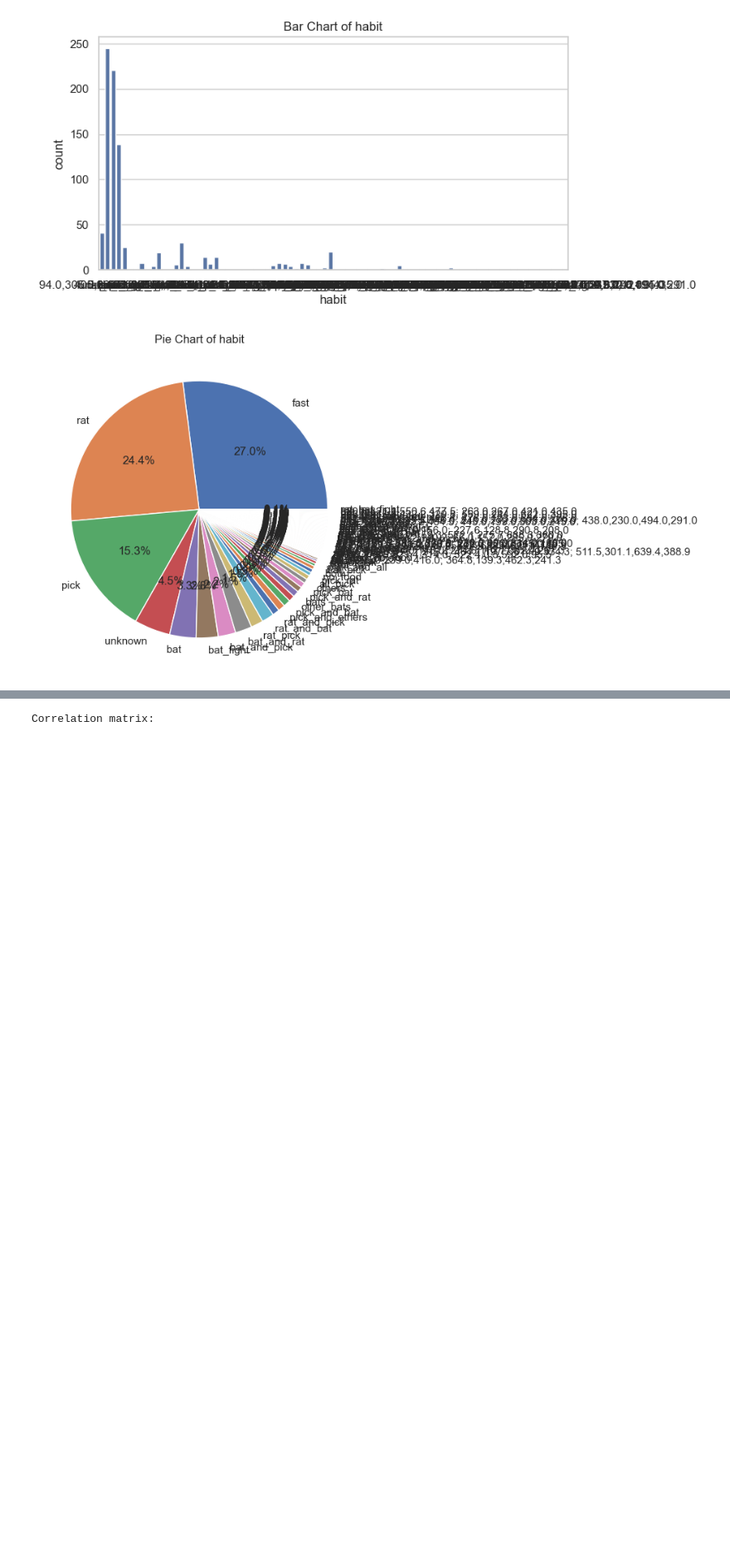
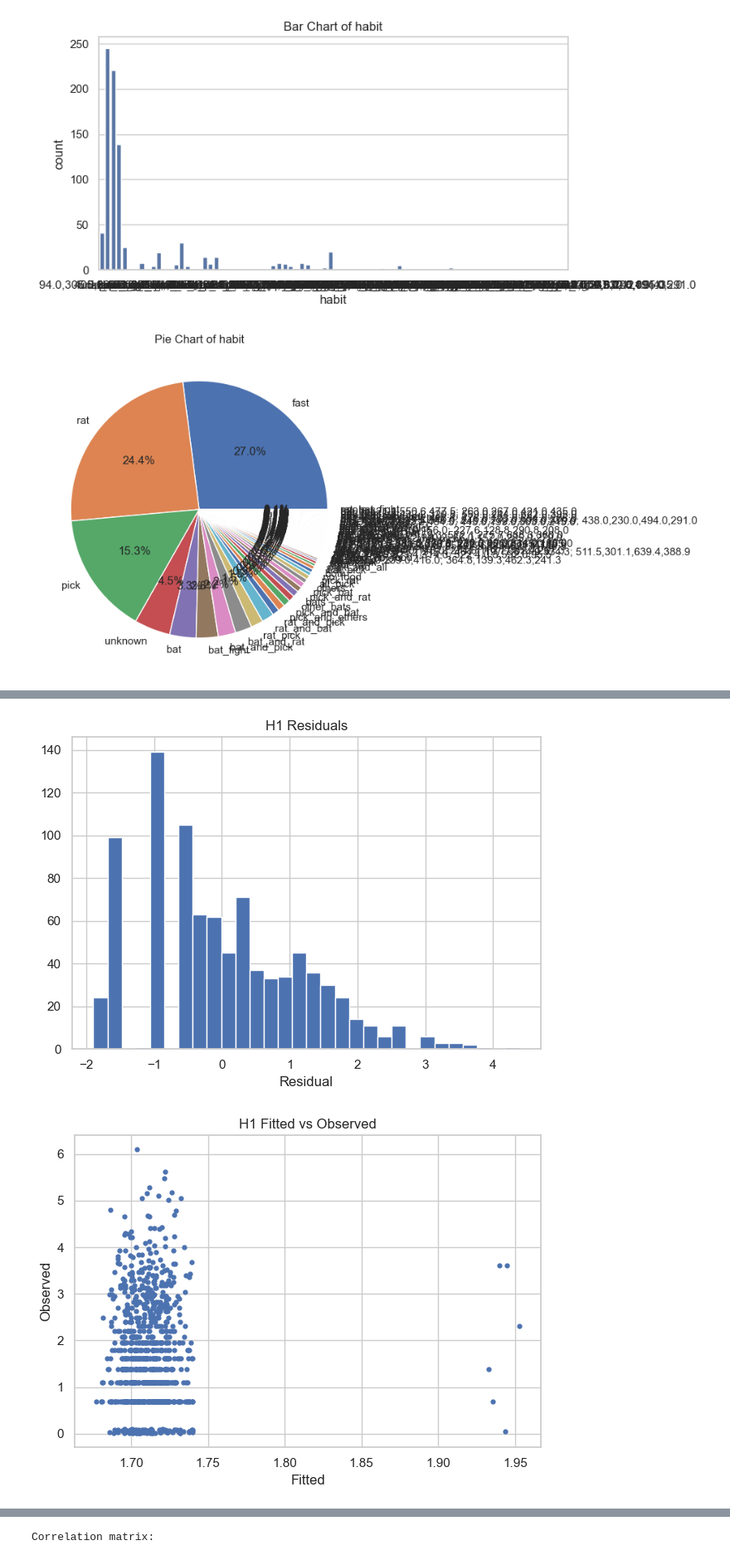
Before and after one commit to AnjanStha/HIT140_Foundations_of_data_Assig3, a Jupyter notebook: main.ipynb, the cells around one changed output, grey strips where cells are left out. Shown at 83% size. Saved outputs shown, nothing was run; the diff lists cells and outputs as text; code cells hidden in the pictures; blank space fills up the shorter version.

Commit message:
update on linear regreation of inve_A

```diff
--- a/main.ipynb
+++ b/main.ipynb
@@ -610,0 +624,33 @@ Name: count, Length: 82, dtype: int64
+# %%
+# Dataset1: Cast numeric columns and create rat_present
+dataset1 = cast_numeric(dataset1, ['bat_landing_to_food', 'hours_after_sunset', 'risk', 'reward', 'seconds_after_rat_arrival'])
+dataset1['rat_present'] = dataset1['risk']
+dataset1['log_bat_landing_to_food'] = np.log1p(dataset1['bat_landing_to_food'])  # Log-transform to handle skewness
+rat_present = dataset1[dataset1['rat_present'] == 1]  # For seconds_after_rat_arrival
+
+# Dataset2: Cast numeric columns and create rat_present
+dataset2 = cast_numeric(dataset2, ['bat_landing_number', 'rat_minutes', 'hours_after_sunset', 'rat_arrival_number'])
+dataset2['rat_present'] = dataset2['rat_arrival_number'].apply(lambda x: 1 if x > 0 else 0)
+# %%
+# Create rat_present column based on seconds_after_rat_arrival
+dataset1['rat_present'] = (dataset1['seconds_after_rat_arrival'] > 0).astype(int)
+
+# Linear Regression for Investigation A
+# H1: Linear regression for time to food
+X_h1 = dataset1[['rat_present', 'hours_after_sunset']].values
+y_h1 = dataset1['log_bat_landing_to_food'].values
+feature_names_h1 = ['rat_present', 'hours_after_sunset']
+result_h1 = numpy_ols(y_h1, X_h1, feature_names_h1)
+
+if result_h1:
+    p_val_h1 = float('nan')
+    if HAVE_STATSMODELS:
+        X_h1_sm = sm.add_constant(X_h1)
+        model_h1_sm = sm.OLS(y_h1, X_h1_sm).fit()
+        p_val_h1 = model_h1_sm.pvalues[1]  # p-value for rat_present
+    residuals_h1 = result_h1['y'] - result_h1['yhat']
+    show_residual_hist(residuals_h1, 'H1 Residuals')
+    show_fitted_vs_observed(result_h1['yhat'], result_h1['y'], 'H1 Fitted vs Observed')
+# %% [output]
+[figure, added]
+[figure, added]
```
Also changed, not shown: parts of 5 cells of this notebook.
